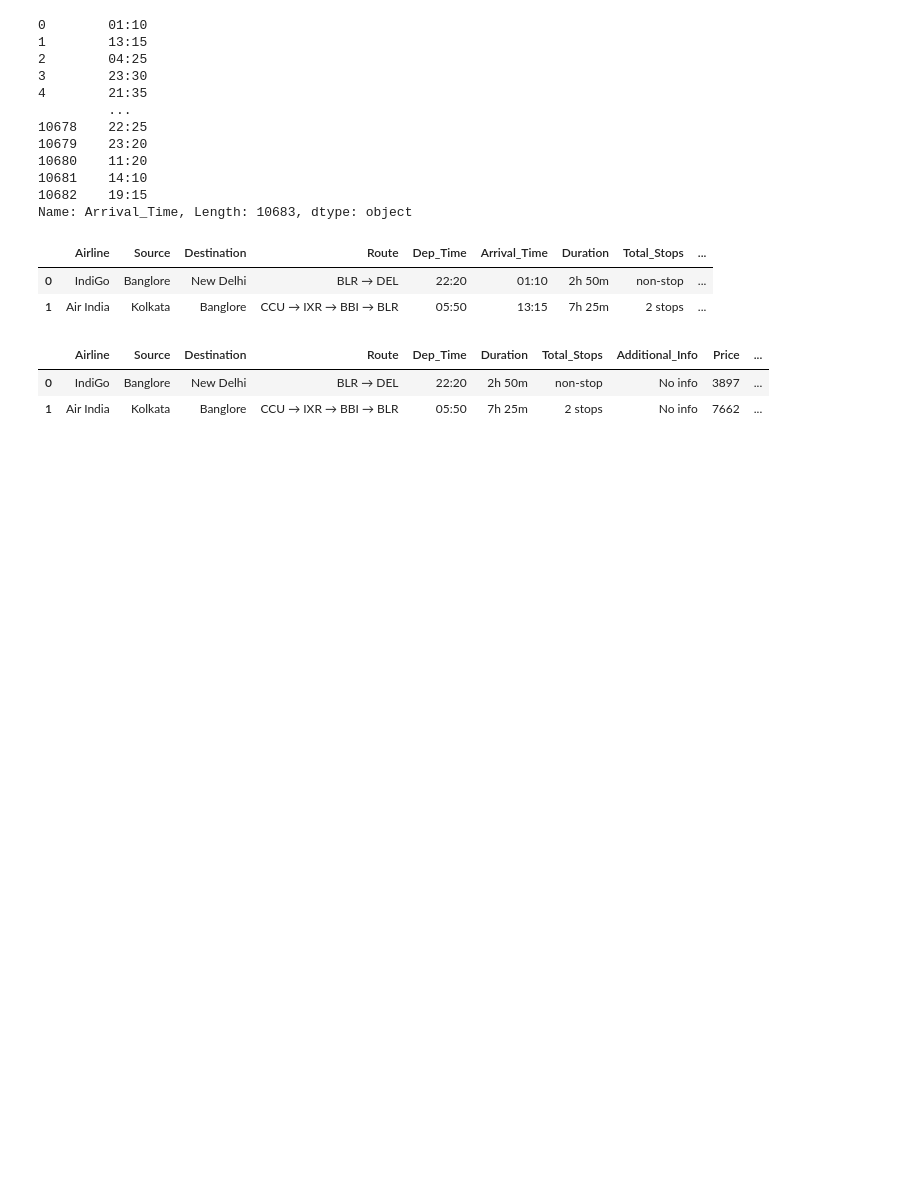
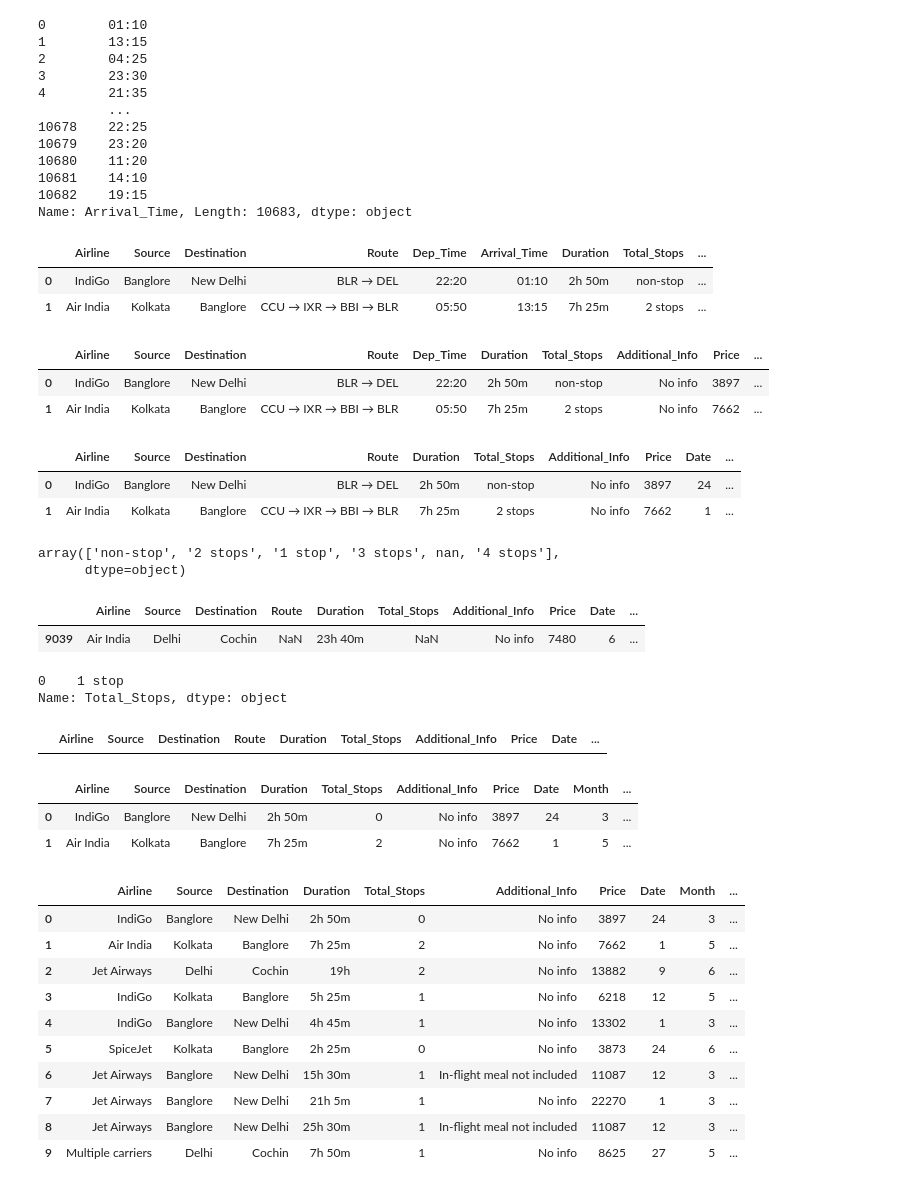
Before and after one commit to ChandulaSenevirathna/Exploratory-data-analysis-EDA-Python, a Jupyter notebook: fligh_price/flight_price_EDA.ipynb, the cells around one changed output. Drawn from its saved outputs; the diff is of its cells as text; code cells hidden in the pictures; blank space fills up the shorter version.

Commit message:
Complete EDA of flight_price

```diff
--- a/fligh_price/flight_price_EDA.ipynb
+++ b/fligh_price/flight_price_EDA.ipynb
@@ -160,0 +170,54 @@ df.head(2)
+# %%
+df.head(2)
+# %% [output]
+|  | Airline | Source | Destination | Route | Duration | Total_Stops | Additional_Info | Price | Date | ... |
+| 0 | IndiGo | Banglore | New Delhi | BLR → DEL | 2h 50m | non-stop | No info | 3897 | 24 | ... |
+| 1 | Air India | Kolkata | Banglore | CCU → IXR → BBI → BLR | 7h 25m | 2 stops | No info | 7662 | 1 | ... |
+# %%
+df["Total_Stops"].unique()
+# %% [output]
+array(['non-stop', '2 stops', '1 stop', '3 stops', nan, '4 stops'],
+      dtype=object)
+# %%
+df[df["Total_Stops"].isnull()]
+# %% [output]
+|  | Airline | Source | Destination | Route | Duration | Total_Stops | Additional_Info | Price | Date | ... |
+| 9039 | Air India | Delhi | Cochin | NaN | 23h 40m | NaN | No info | 7480 | 6 | ... |
+# %%
+df["Total_Stops"].mode()
+# %% [output]
+0    1 stop
+Name: Total_Stops, dtype: object
+# %%
+df["Total_Stops"] = df["Total_Stops"].map({'non-stop': 0, '1 stop': 1, '2 stops': 2, '3 stops': 2, '4 stops': 4, np.nan: 1})
+# %%
+df[df["Total_Stops"].isnull()]
+# %% [output]
+|  | Airline | Source | Destination | Route | Duration | Total_Stops | Additional_Info | Price | Date | ... |
+# %%
+df.drop("Route", axis=1, inplace=True)
+# %%
+df.head(2)
+# %% [output]
+|  | Airline | Source | Destination | Duration | Total_Stops | Additional_Info | Price | Date | Month | ... |
+| 0 | IndiGo | Banglore | New Delhi | 2h 50m | 0 | No info | 3897 | 24 | 3 | ... |
+| 1 | Air India | Kolkata | Banglore | 7h 25m | 2 | No info | 7662 | 1 | 5 | ... |
+# %%
+df["Duration_Hours"] = df["Duration"].str.split(" ").str[0].str.split("h").str[0]
+# %%
+df["Duration_mintues"] = df["Duration"].str.split(" ").str[1].str.split("m").str[0]
+df["Duration_mintues"] = df["Duration_mintues"].fillna(0)
+# %%
+df.head(10)
+# %% [output]
+|  | Airline | Source | Destination | Duration | Total_Stops | Additional_Info | Price | Date | Month | ... |
+| 0 | IndiGo | Banglore | New Delhi | 2h 50m | 0 | No info | 3897 | 24 | 3 | ... |
+| 1 | Air India | Kolkata | Banglore | 7h 25m | 2 | No info | 7662 | 1 | 5 | ... |
+| 2 | Jet Airways | Delhi | Cochin | 19h | 2 | No info | 13882 | 9 | 6 | ... |
+| 3 | IndiGo | Kolkata | Banglore | 5h 25m | 1 | No info | 6218 | 12 | 5 | ... |
+| 4 | IndiGo | Banglore | New Delhi | 4h 45m | 1 | No info | 13302 | 1 | 3 | ... |
+| 5 | SpiceJet | Kolkata | Banglore | 2h 25m | 0 | No info | 3873 | 24 | 6 | ... |
+| 6 | Jet Airways | Banglore | New Delhi | 15h 30m | 1 | In-flight meal not included | 11087 | 12 | 3 | ... |
+| 7 | Jet Airways | Banglore | New Delhi | 21h 5m | 1 | No info | 22270 | 1 | 3 | ... |
+| 8 | Jet Airways | Banglore | New Delhi | 25h 30m | 1 | In-flight meal not included | 11087 | 12 | 3 | ... |
+| 9 | Multiple carriers | Delhi | Cochin | 7h 50m | 1 | No info | 8625 | 27 | 5 | ... |
```
Also changed, not shown: parts of 14 cells of this notebook.
